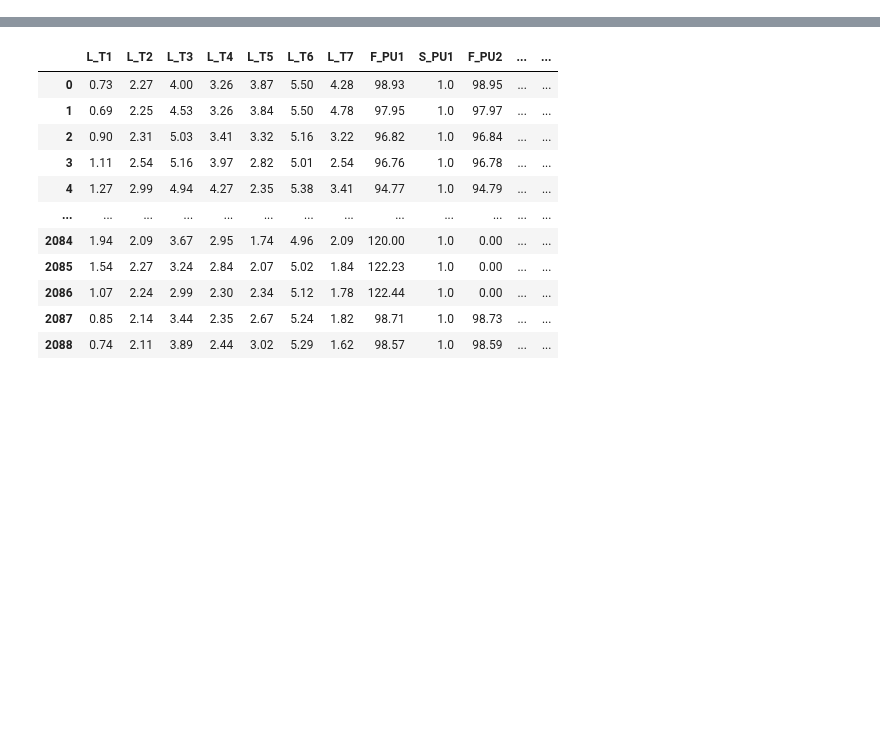
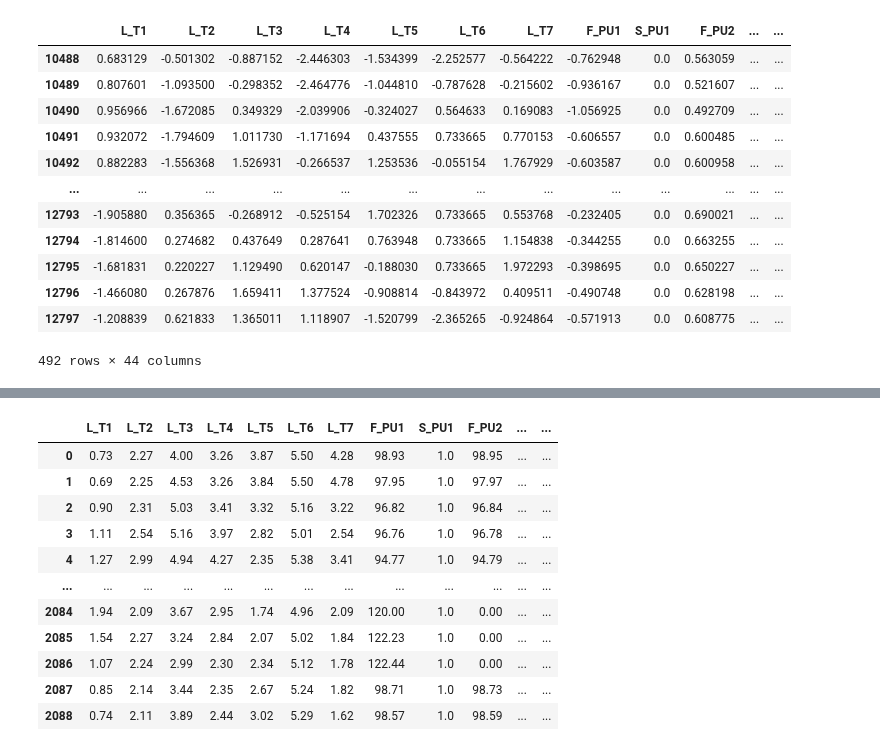
Before and after one commit to manu1003/meepc, a Jupyter notebook: batadel.ipynb, the cells around one changed output, grey strips where cells are left out. Saved outputs shown, nothing was run; the diff lists cells and outputs as text; code cells hidden in the pictures; blank space fills up the shorter version.

```diff
--- a/batadel.ipynb
+++ b/batadel.ipynb
@@ -42,5 +75,21 @@ df
 df_normal=df[df['ATT_FLAG']==0]
 df_attack=df[df['ATT_FLAG']==1]
+# %%
+df_attack
+# %% [output]
+|  | L_T1 | L_T2 | L_T3 | L_T4 | L_T5 | L_T6 | L_T7 | F_PU1 | S_PU1 | F_PU2 | ... | ... |
+| 10488 | 0.683129 | -0.501302 | -0.887152 | -2.446303 | -1.534399 | -2.252577 | -0.564222 | -0.762948 | 0.0 | 0.563059 | ... | ... |
+| 10489 | 0.807601 | -1.093500 | -0.298352 | -2.464776 | -1.044810 | -0.787628 | -0.215602 | -0.936167 | 0.0 | 0.521607 | ... | ... |
+| 10490 | 0.956966 | -1.672085 | 0.349329 | -2.039906 | -0.324027 | 0.564633 | 0.169083 | -1.056925 | 0.0 | 0.492709 | ... | ... |
+| 10491 | 0.932072 | -1.794609 | 1.011730 | -1.171694 | 0.437555 | 0.733665 | 0.770153 | -0.606557 | 0.0 | 0.600485 | ... | ... |
+| 10492 | 0.882283 | -1.556368 | 1.526931 | -0.266537 | 1.253536 | -0.055154 | 1.767929 | -0.603587 | 0.0 | 0.600958 | ... | ... |
+| ... | ... | ... | ... | ... | ... | ... | ... | ... | ... | ... | ... | ... |
+| 12793 | -1.905880 | 0.356365 | -0.268912 | -0.525154 | 1.702326 | 0.733665 | 0.553768 | -0.232405 | 0.0 | 0.690021 | ... | ... |
+| 12794 | -1.814600 | 0.274682 | 0.437649 | 0.287641 | 0.763948 | 0.733665 | 1.154838 | -0.344255 | 0.0 | 0.663255 | ... | ... |
+| 12795 | -1.681831 | 0.220227 | 1.129490 | 0.620147 | -0.188030 | 0.733665 | 1.972293 | -0.398695 | 0.0 | 0.650227 | ... | ... |
+| 12796 | -1.466080 | 0.267876 | 1.659411 | 1.377524 | -0.908814 | -0.843972 | 0.409511 | -0.490748 | 0.0 | 0.628198 | ... | ... |
+| 12797 | -1.208839 | 0.621833 | 1.365011 | 1.118907 | -1.520799 | -2.365265 | -0.924864 | -0.571913 | 0.0 | 0.608775 | ... | ... |
+492 rows × 44 columns
 # %%
 df_normal
 # %% [output]
```
Also changed, not shown: parts of 15 cells of this notebook, 1 other file.
